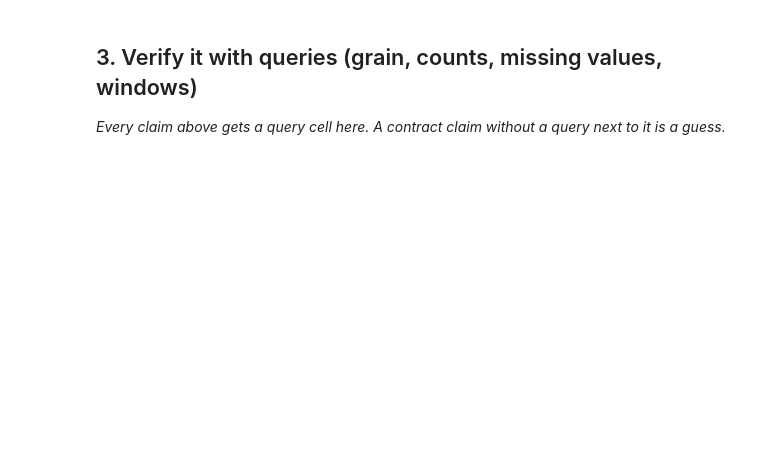
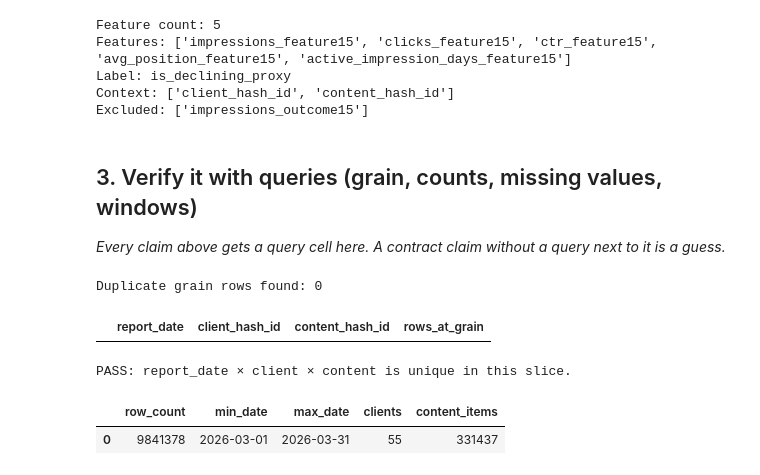
Before and after one commit to imalik-7/Internship, a Jupyter notebook: work/notebooks/w03_data_contract.ipynb, the cells around one changed output. Cells and saved outputs as stored; diff of their text form; code cells hidden in the pictures; blank space fills up the shorter version.

```diff
--- a/work/notebooks/w03_data_contract.ipynb
+++ b/work/notebooks/w03_data_contract.ipynb
@@ -32,7 +160,81 @@ HF_TOKEN NOT found.
 # %%
-# This cell is for CODE (numbers, a query, a check).
-# Write your text answer in the cell ABOVE this one — typing sentences here breaks Run All.
+FEATURES = [
+    "impressions_feature15",
+    "clicks_feature15",
+    "ctr_feature15",
+    "avg_position_feature15",
+    "active_impression_days_feature15",
+]
+
+LABEL = "is_declining_proxy"
+
+CONTEXT = [
+    "client_hash_id",
+    "content_hash_id",
+]
+
+EXCLUDED = [
+    "impressions_outcome15",
+]
+
+print("Feature count:", len(FEATURES))
+print("Features:", FEATURES)
+print("Label:", LABEL)
+print("Context:", CONTEXT)
+print("Excluded:", EXCLUDED)
+
+assert len(FEATURES) == 5
+# %% [output]
+Feature count: 5
+Features: ['impressions_feature15', 'clicks_feature15', 'ctr_feature15', 'avg_position_feature15', 'active_impression_days_feature15']
+Label: is_declining_proxy
+Context: ['client_hash_id', 'content_hash_id']
+Excluded: ['impressions_outcome15']
 # %% [markdown]
 ## 3. Verify it with queries (grain, counts, missing values, windows)
 
 *Every claim above gets a query cell here. A contract claim without a query next to it is a guess.*
+# %%
+# VERIFICATION QUERY 1 — grain check
+
+grain_check = con.sql(f"""
+    SELECT
+        report_date,
+        client_hash_id,
+        content_hash_id,
+        COUNT(*) AS rows_at_grain
+    FROM {MARCH}
+    GROUP BY
+        report_date,
+        client_hash_id,
+        content_hash_id
+    HAVING COUNT(*) > 1
+    LIMIT 10
+""").df()
+
+print("Duplicate grain rows found:", len(grain_check))
+display(grain_check)
+
+if len(grain_check) == 0:
+    print("PASS: report_date × client × content is unique in this slice.")
+# %% [output]
+Duplicate grain rows found: 0
+|  | report_date | client_hash_id | content_hash_id | rows_at_grain |
+PASS: report_date × client × content is unique in this slice.
+# %%
+# VERIFICATION QUERY 2 — row count and date window
+
+slice_summary = con.sql(f"""
+    SELECT
+        COUNT(*) AS row_count,
+        MIN(report_date) AS min_date,
+        MAX(report_date) AS max_date,
+        COUNT(DISTINCT client_hash_id) AS clients,
+        COUNT(DISTINCT content_hash_id) AS content_items
+    FROM {MARCH}
+""").df()
+
+display(slice_summary)
+# %% [output]
+|  | row_count | min_date | max_date | clients | content_items |
+| 0 | 9841378 | 2026-03-01 | 2026-03-31 | 55 | 331437 |
```
Also changed, not shown: parts of 19 cells of this notebook.
